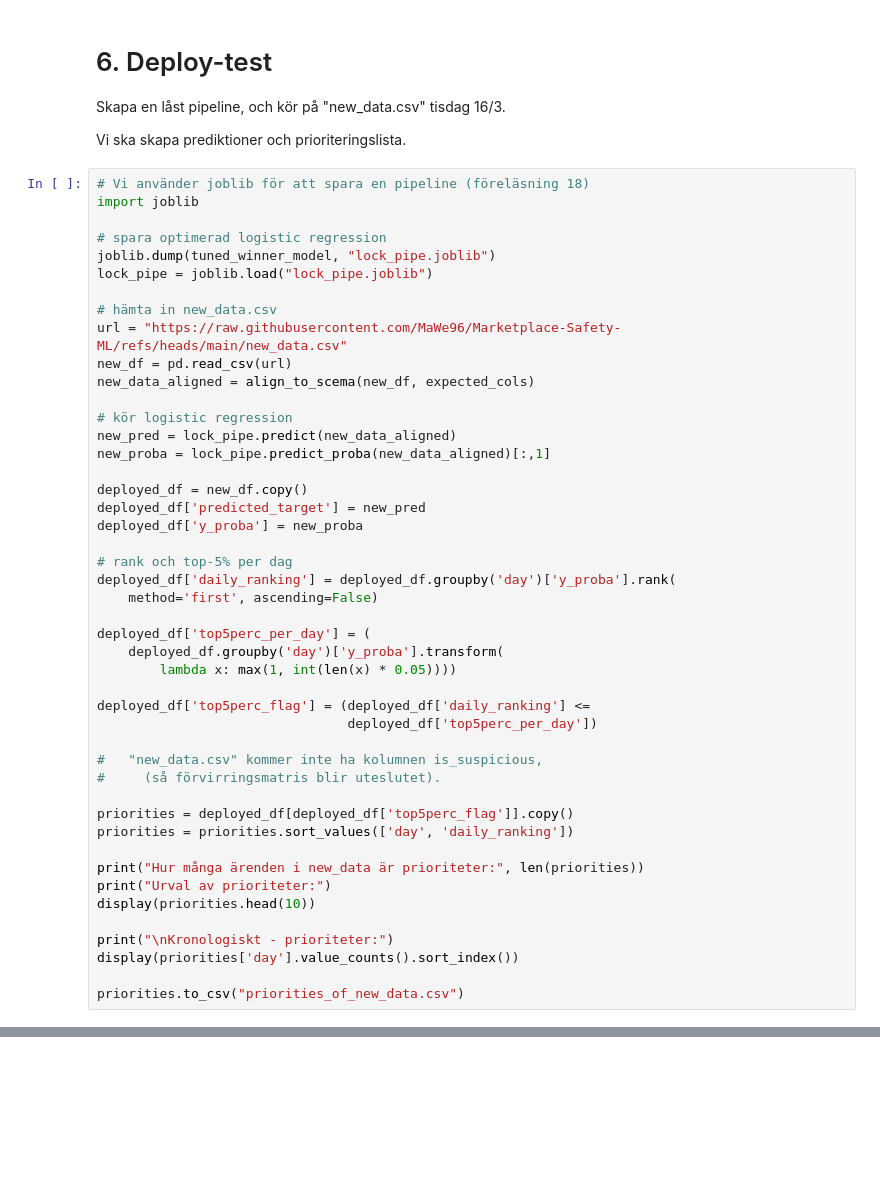
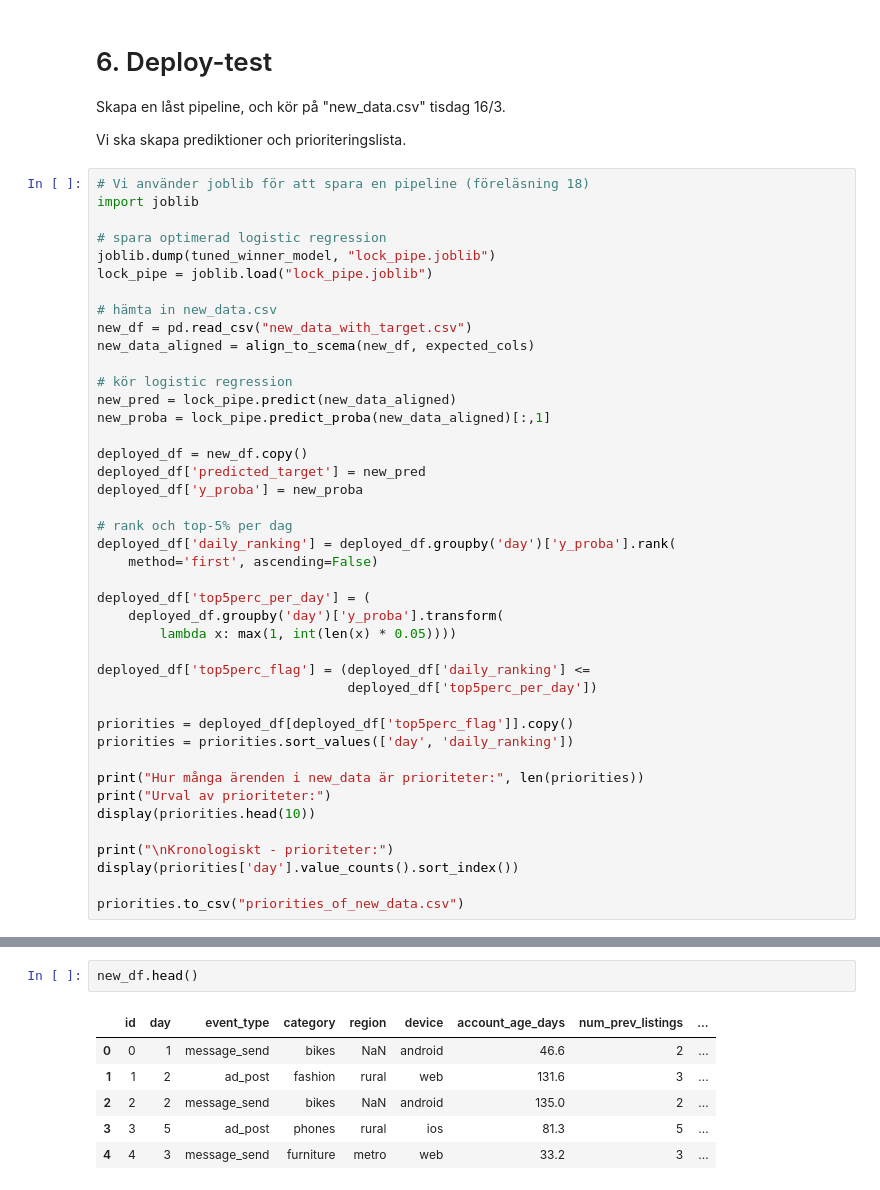
Before and after one commit to MaWe96/Marketplace-Safety-ML, a Jupyter notebook: notebook.ipynb, the cells around one changed output, grey strips where cells are left out. Saved outputs shown, nothing was run; the diff lists cells and outputs as text; blank space fills up the shorter version.

Commit message:
Added confusion matrix and metrics for new_data_with_target

```diff
--- a/Grupp3_ML_Marketplace_Safety.ipynb
+++ b/notebook.ipynb
@@ -433,8 +433,7 @@ joblib.dump(tuned_winner_model, "lock_pipe.joblib")
 lock_pipe = joblib.load("lock_pipe.joblib")
 
 # hämta in new_data.csv
-url = "https://raw.githubusercontent.com/MaWe96/Marketplace-Safety-ML/refs/heads/main/new_data.csv"
-new_df = pd.read_csv(url)
+new_df = pd.read_csv("new_data_with_target.csv")
 new_data_aligned = align_to_scema(new_df, expected_cols)
 
 # kör logistic regression
@@ -456,9 +455,6 @@ deployed_df['top5perc_per_day'] = (
 deployed_df['top5perc_flag'] = (deployed_df['daily_ranking'] <=
                                 deployed_df['top5perc_per_day'])
 
-#   "new_data.csv" kommer inte ha kolumnen is_suspicious,
-#     (så förvirringsmatris blir uteslutet).
-
 priorities = deployed_df[deployed_df['top5perc_flag']].copy()
 priorities = priorities.sort_values(['day', 'daily_ranking'])
 
@@ -493,3 +489,12 @@ day
 4    18
 5    19
 Name: count, dtype: int64
+# %%
+new_df.head()
+# %% [output]
+|  | id | day | event_type | category | region | device | account_age_days | num_prev_listings | ... |
+| 0 | 0 | 1 | message_send | bikes | NaN | android | 46.6 | 2 | ... |
+| 1 | 1 | 2 | ad_post | fashion | rural | web | 131.6 | 3 | ... |
+| 2 | 2 | 2 | message_send | bikes | NaN | android | 135.0 | 2 | ... |
+| 3 | 3 | 5 | ad_post | phones | rural | ios | 81.3 | 5 | ... |
+| 4 | 4 | 3 | message_send | furniture | metro | web | 33.2 | 3 | ... |
```
Also changed, not shown: parts of 5 cells of this notebook, 4 other files.
